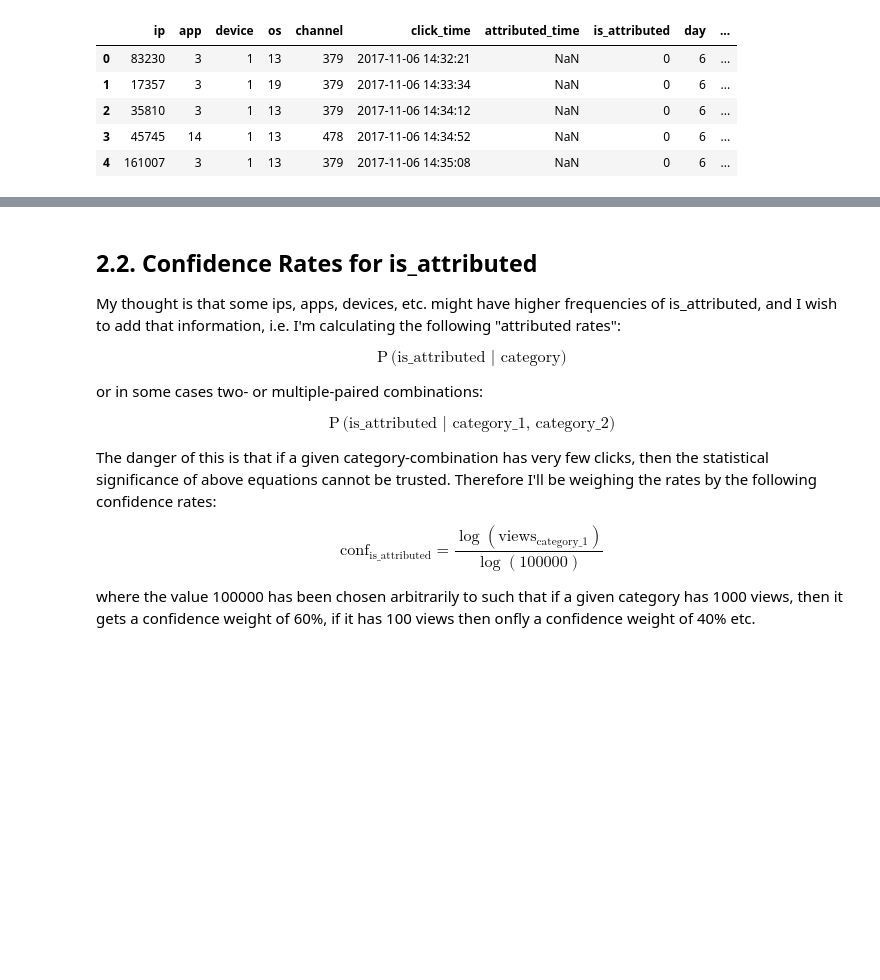
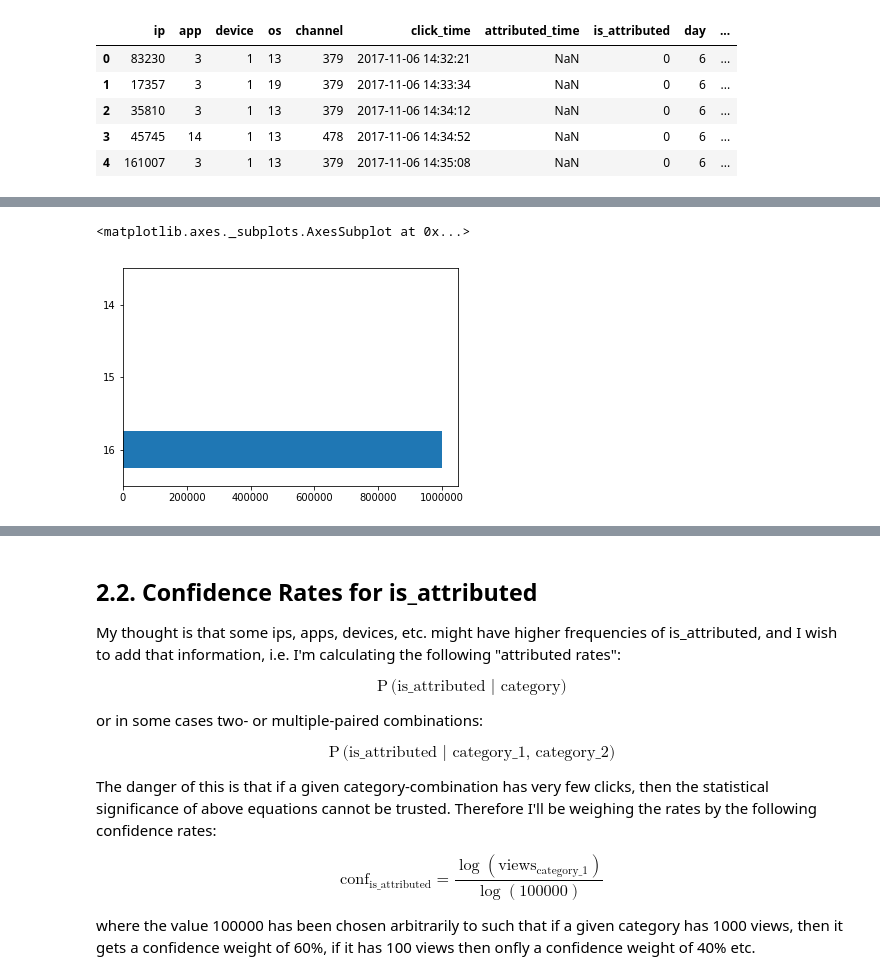
Before and after one commit to hongyp/7390_TalkingData-Ad-Tracking-Fraud-Detection, a Jupyter notebook: Feature_creation.ipynb, the cells around one changed output, grey strips where cells are left out. Drawn from its saved outputs; the diff is of its cells as text; code cells hidden in the pictures; blank space fills up the shorter version.

```diff
--- a/Feature_creation.ipynb
+++ b/Feature_creation.ipynb
@@ -45,0 +44,6 @@ X_train.head()
+# %%
+hour = X_train['hour'].value_counts()
+hour.plot(kind='barh')
+# %% [output]
+<matplotlib.axes._subplots.AxesSubplot at 0x...>
+[figure, added]
```
Also changed, not shown: parts of 28 cells of this notebook, 6 other files.
